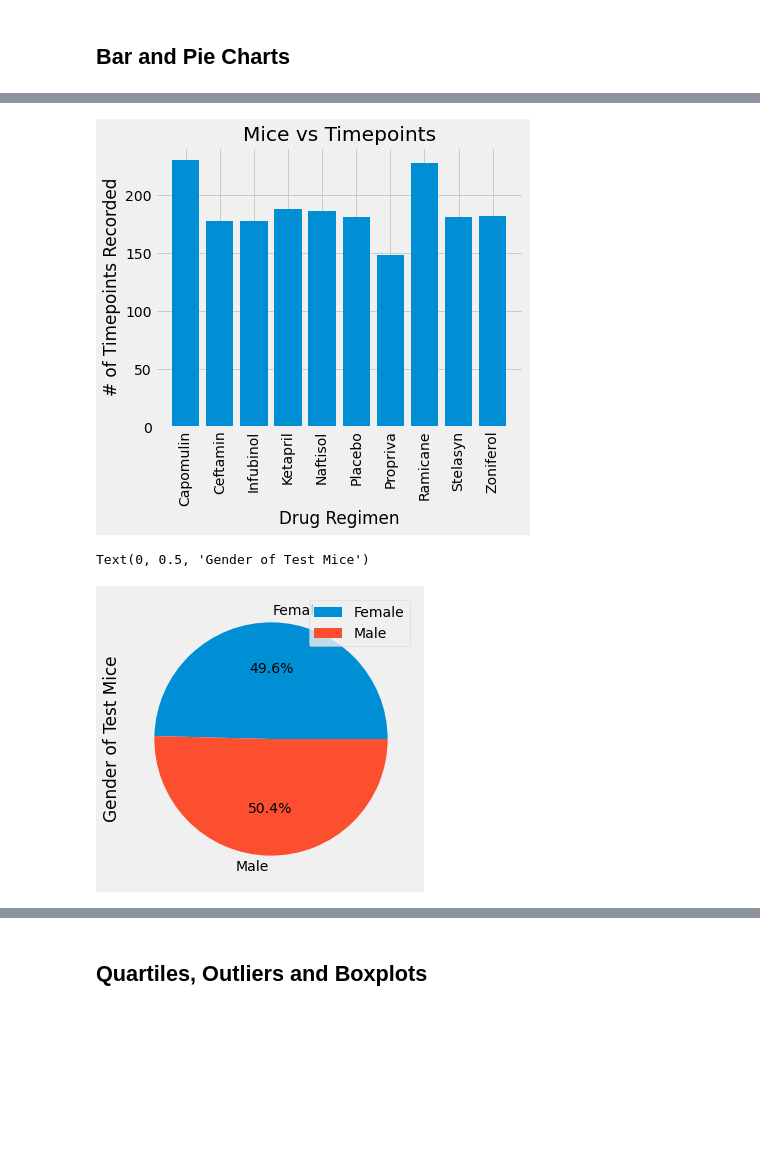
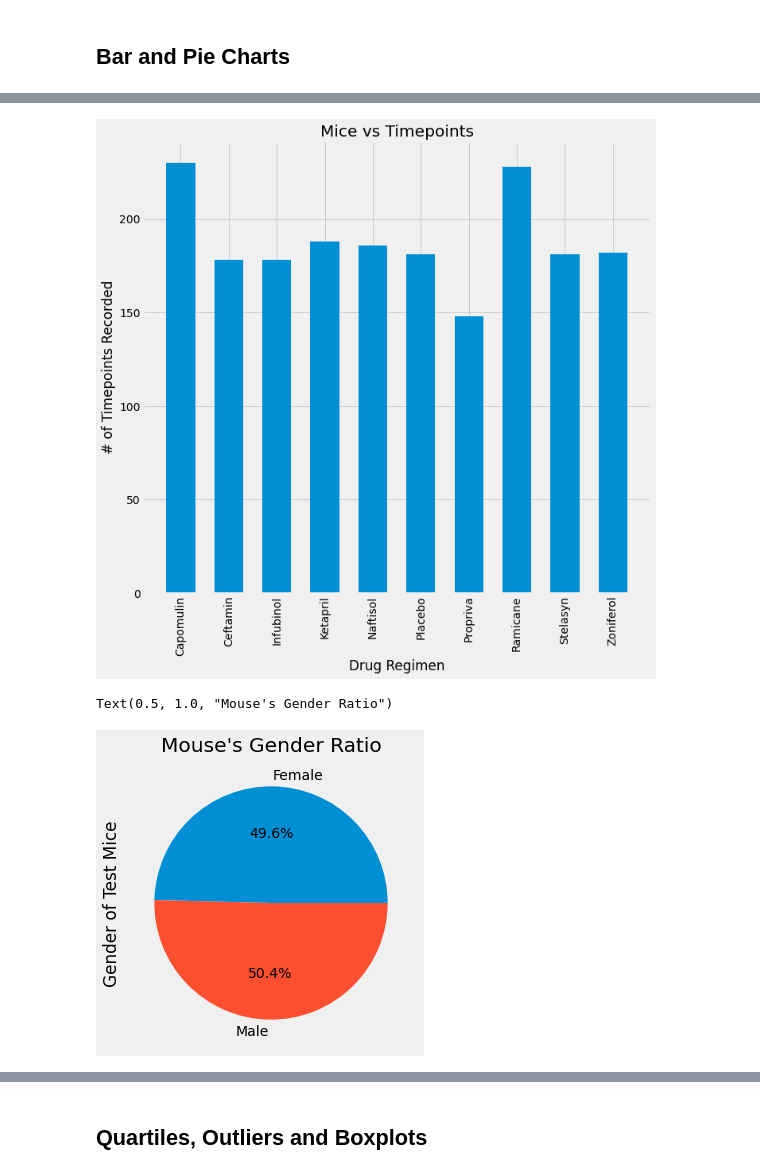
Before and after one commit to CBPher24/MatPlotLib_Challenge, a Jupyter notebook: Pymaceuticals/pymaceuticals_starter.ipynb, the cells around one changed output, grey strips where cells are left out. Drawn from its saved outputs; the diff is of its cells as text; code cells hidden in the pictures; blank space fills up the shorter version.

```diff
--- a/Pymaceuticals/pymaceuticals_starter.ipynb
+++ b/Pymaceuticals/pymaceuticals_starter.ipynb
@@ -164,32 +159,30 @@ lab_bar_cut.plot.bar(figsize=(6.25,6))
 # %%
 # Generate a bar plot showing the total number of timepoints for all mice tested for each drug regimen using pyplot.
 # x_axis = np.arange(len(lab_stu_mdf))
 mice_x = lab_stu_df.loc[ : , ["Drug Regimen"]].sort_values(by=["Drug Regimen"], ascending=True).drop_duplicates()
 timep_y = lab_stu_df.loc[ : , ["Drug Regimen", 'Timepoint']].groupby("Drug Regimen").count()
 
-plt.figure(figsize=(6.25,6))
-x_axis = np.arange(len(mice_x))
-#tick_lo = [value+0.4 for value in x_axis]
+plt.figure(figsize=(10,10))
 
-
-plt.bar(mice_x["Drug Regimen"],timep_y["Timepoint"])
+plt.bar(mice_x["Drug Regimen"],timep_y["Timepoint"],width=0.6)
 
 plt.title("Mice vs Timepoints")
 plt.xlabel("Drug Regimen")
 plt.ylabel("# of Timepoints Recorded")
 plt.xticks(rotation=90)
 plt.tight_layout()
 # %% [output]
-[figure, old version]
+[figure, new version]
 # %%
 # Generate a pie plot showing the distribution of female versus male mice using Pandas
 lab_pie_cut = lab_stu_df.loc[ : , ["Mouse ID", "Sex"]].drop_duplicates()
 lab_pie_cut = lab_pie_cut.groupby("Sex").count()
 
-lab_pie_cut.plot.pie(subplots=True, figsize=(5, 5),autopct='%1.1f%%')
+lab_pie_cut.plot.pie(subplots=True, figsize=(5, 5),autopct='%1.1f%%', legend=False)
 plt.ylabel("Gender of Test Mice")
+plt.title("Mouse's Gender Ratio")
 # %% [output]
-Text(0, 0.5, 'Gender of Test Mice')
+Text(0.5, 1.0, "Mouse's Gender Ratio")
-[figure, old version]
+[figure, new version]
 # %%
 # Generate a pie plot showing the distribution of female versus male mice using pyplot
```
Also changed, not shown: parts of 7 cells of this notebook.
